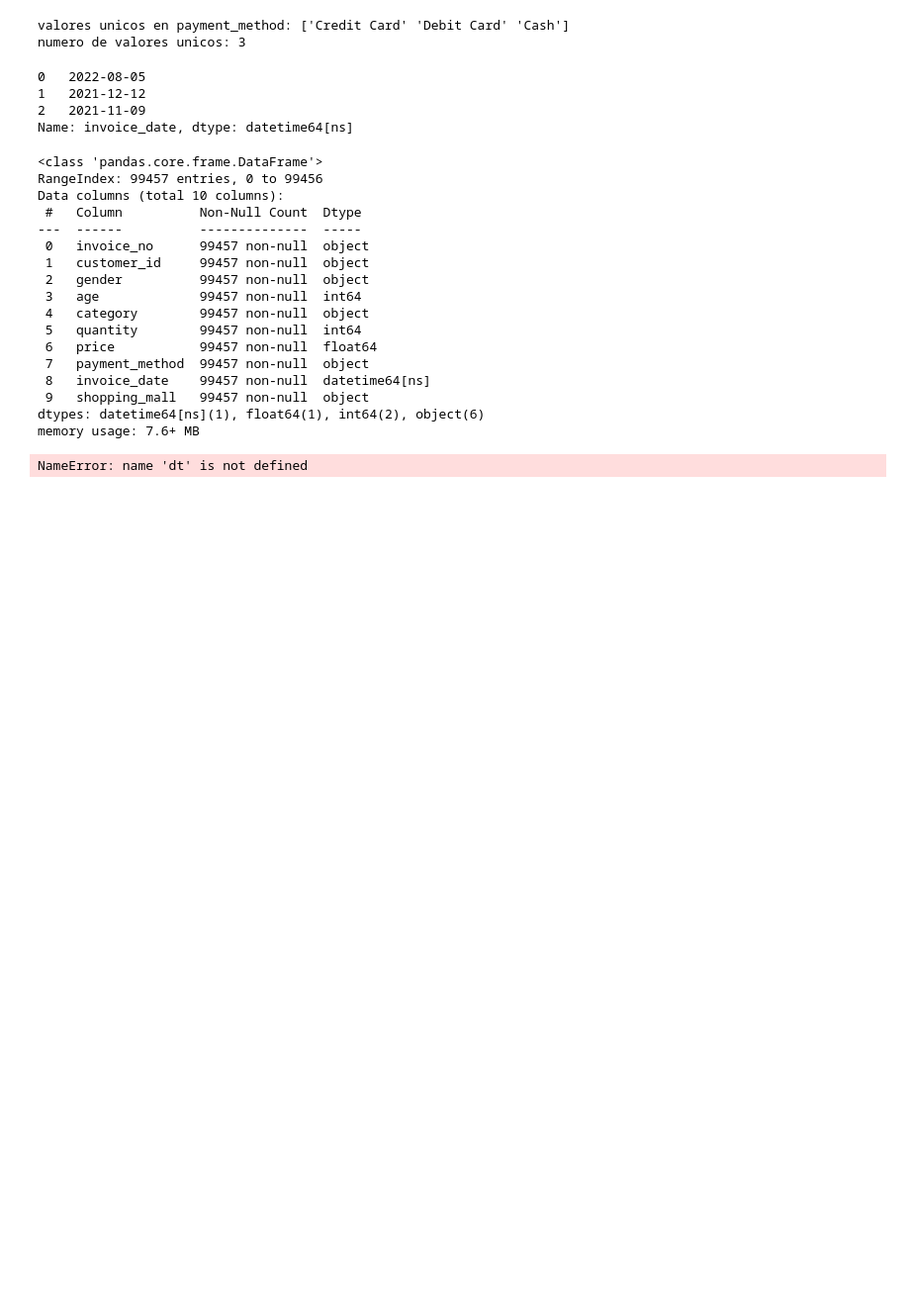
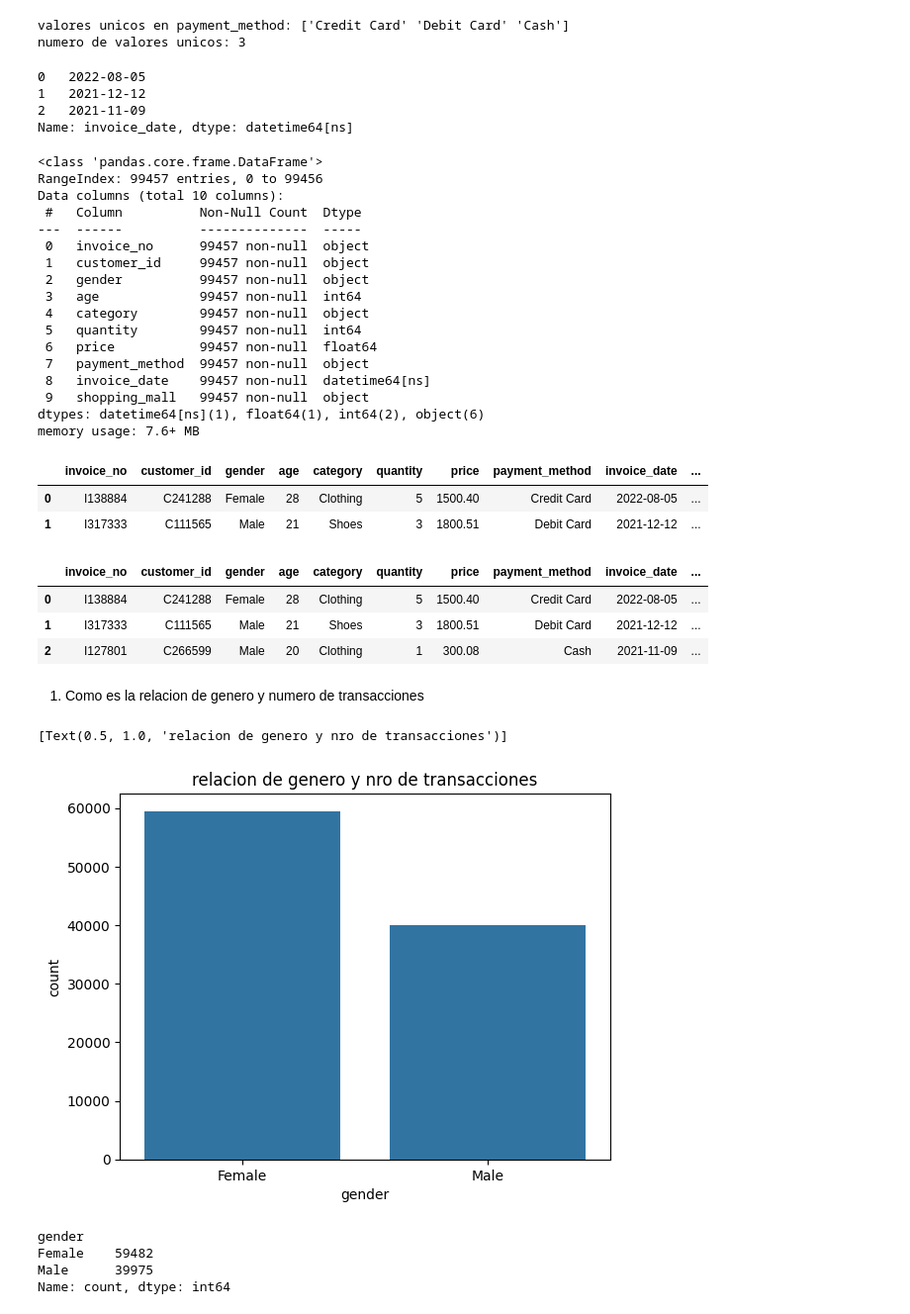
Before and after one commit to CarmenRosillo/retail-analisis, a Jupyter notebook: retail.ipynb, the cells around one changed output. Shown: that part at 99% size. Cells and saved outputs as stored; diff of their text form; code cells hidden in the pictures; blank space fills up the shorter version.

```diff
--- a/retail.ipynb
+++ b/retail.ipynb
@@ -98,9 +100,38 @@ dtypes: datetime64[ns](1), float64(1), int64(2), object(6)
 memory usage: 7.6+ MB
 # %%
 #agregar columnas para meses y años
-df1["year"]= df1["invoice_date"],dt.strftime("%Y")
+df1["year"]= df1["invoice_date"].dt.strftime("%Y")
-# %% [output]
-NameError: name 'dt' is not defined
+# %%
+df1.head(2)
+# %% [output]
+|  | invoice_no | customer_id | gender | age | category | quantity | price | payment_method | invoice_date | ... |
+| 0 | I138884 | C241288 | Female | 28 | Clothing | 5 | 1500.40 | Credit Card | 2022-08-05 | ... |
+| 1 | I317333 | C111565 | Male | 21 | Shoes | 3 | 1800.51 | Debit Card | 2021-12-12 | ... |
 # %%
-#agregar columnas para meses y años
-df1["year"]= df1["invoice_date"],dt.strftime("%Y")
+#agregar columnas para meses git
+df1["month"]= df1["invoice_date"].dt.month
+# %%
+df1.head(3)
+# %% [output]
+|  | invoice_no | customer_id | gender | age | category | quantity | price | payment_method | invoice_date | ... |
+| 0 | I138884 | C241288 | Female | 28 | Clothing | 5 | 1500.40 | Credit Card | 2022-08-05 | ... |
+| 1 | I317333 | C111565 | Male | 21 | Shoes | 3 | 1800.51 | Debit Card | 2021-12-12 | ... |
+| 2 | I127801 | C266599 | Male | 20 | Clothing | 1 | 300.08 | Cash | 2021-11-09 | ... |
+# %% [markdown]
+1. Como es la relacion de genero y numero de transacciones
+# %%
+#histograma cantidad transacciones por genero
+sns.countplot(data=df1, x="gender").set(title="relacion de genero y nro de transacciones")
+# %% [output]
+[Text(0.5, 1.0, 'relacion de genero y nro de transacciones')]
+[figure, added]
+# %%
+#cantidad de elementos por categoria
+
+gender_quantity = df1 ["gender"].value_counts()
+print (gender_quantity)
+# %% [output]
+gender
+Female    59482
+Male      39975
+Name: count, dtype: int64
```
Also changed, not shown: parts of 3 cells of this notebook.
